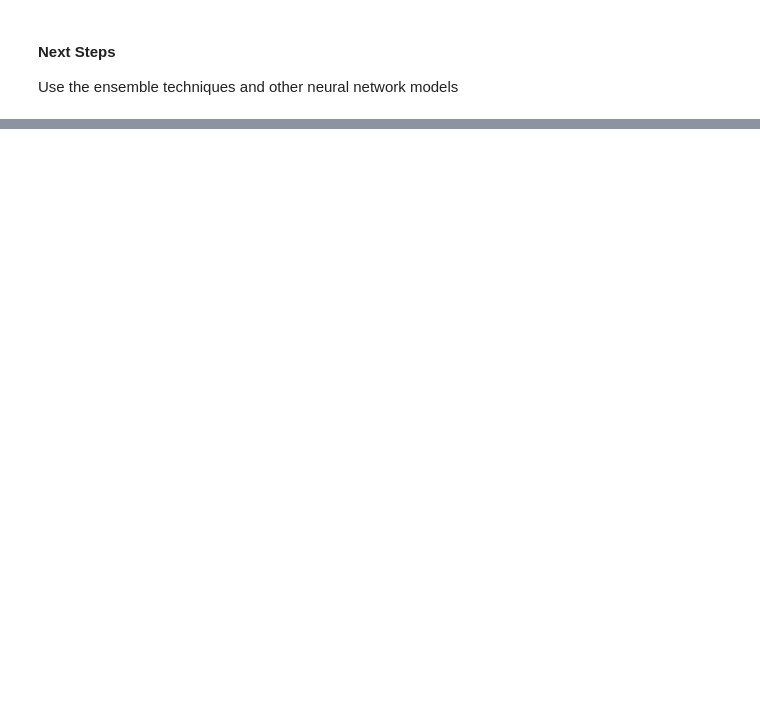
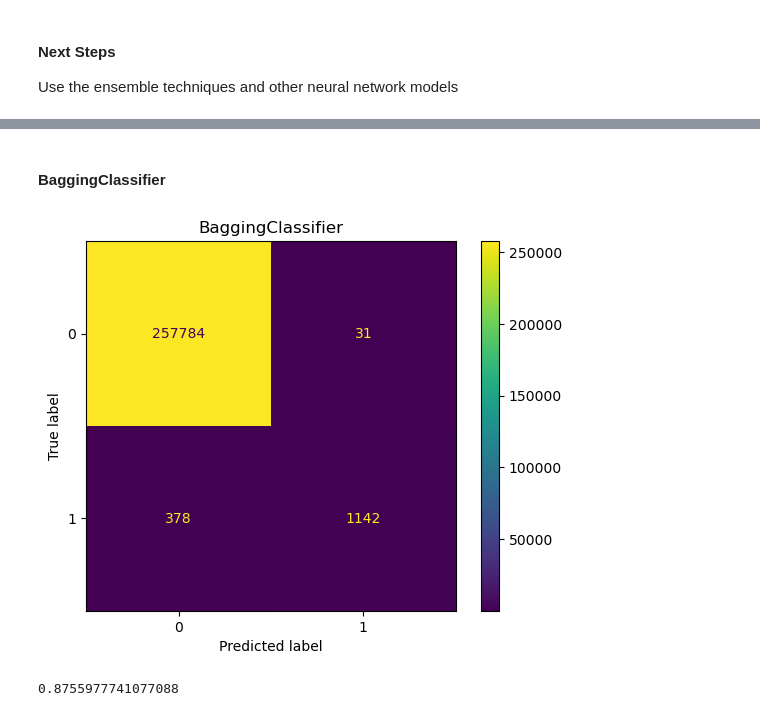
Before and after one commit to vijaysankarkolli/credit_card_fraud_detection, a Jupyter notebook: fraudDetection.ipynb, the cells around one changed output, grey strips where cells are left out. Cells and saved outputs as stored; diff of their text form; code cells hidden in the pictures; blank space fills up the shorter version.

```diff
--- a/fraudDetection.ipynb
+++ b/fraudDetection.ipynb
@@ -401,0 +395,2 @@ Use the ensemble techniques and other neural network models
+# %% [markdown]
+#### BaggingClassifier
@@ -401,0 +400,11 @@ Use the ensemble techniques and other neural network models
+# %%
+r_bc = RandomForestClassifier(n_jobs=-1)
+bc = BaggingClassifier(estimator=r_bc,random_state=42).fit(X_train,y_train)
+plot_confusion_matrix(y_test,bc,X_test,'BaggingClassifier')
+measure_scores(bc,X_test,y_test,'BaggingClassifier')
+# %% [output]
+[figure, added]
+# %%
+print(balanced_accuracy_scores_dict['BaggingClassifier'])
+# %% [output]
+0.8755977741077088
```
Also changed, not shown: parts of 46 cells of this notebook, 1 other file.
